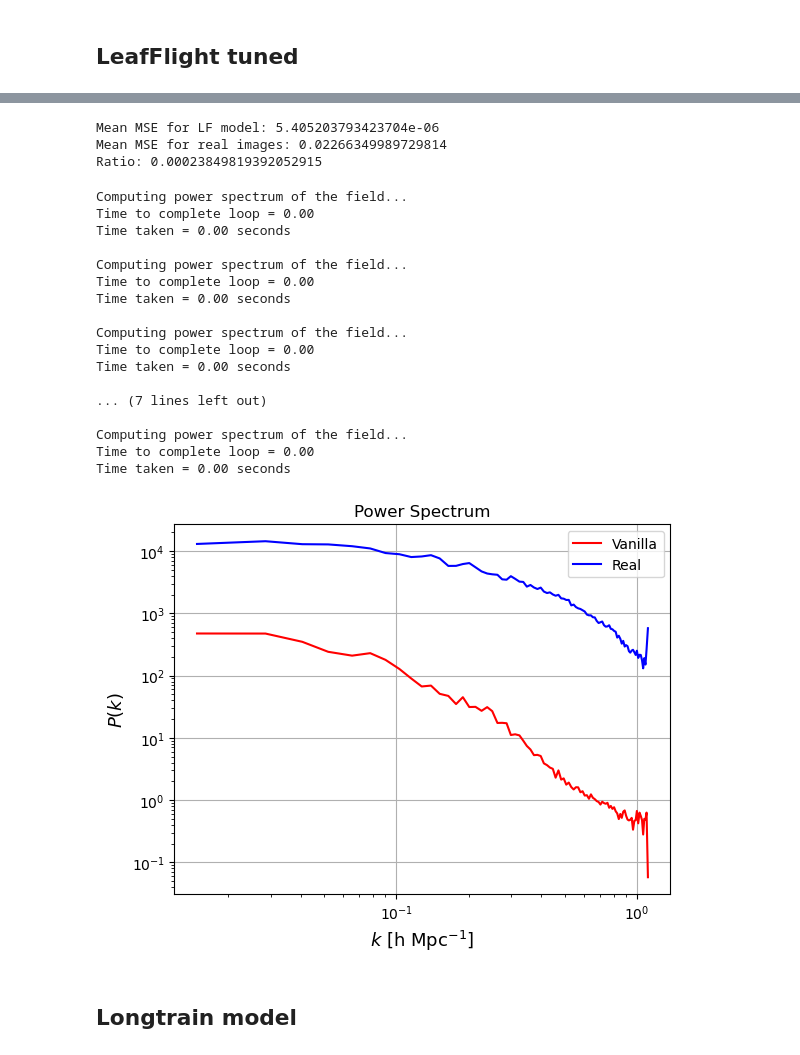
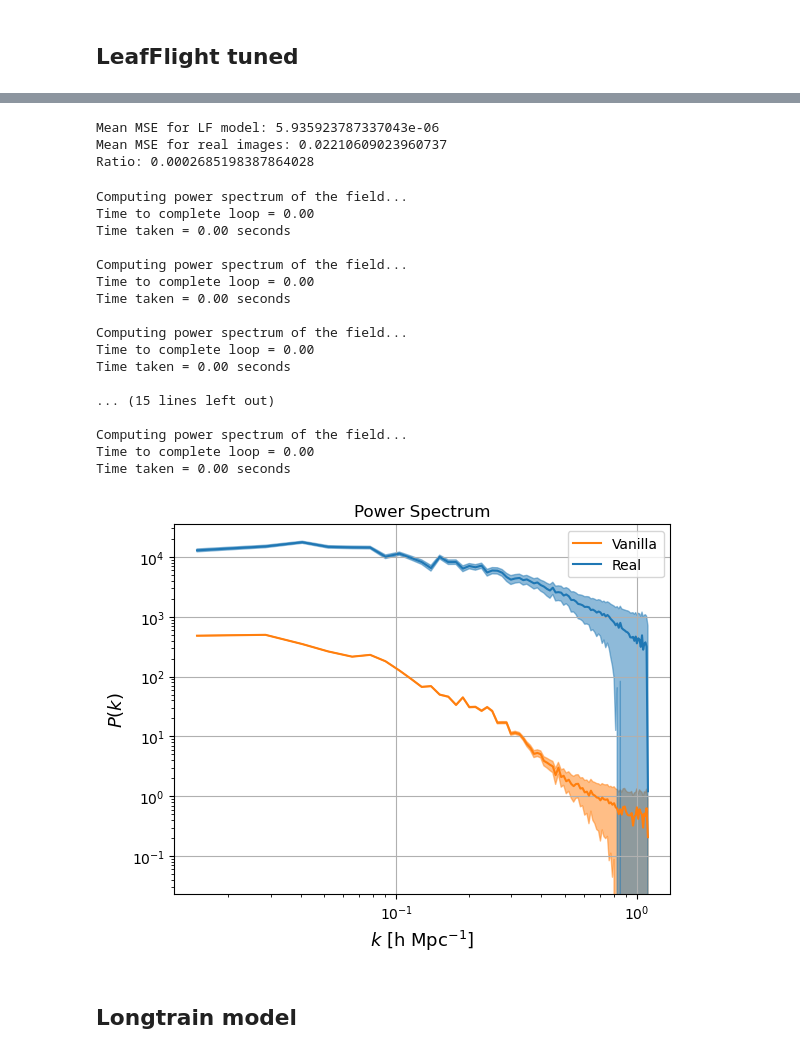
Before and after one commit to luigiEG/FYS5429_Project2, a Jupyter notebook: Slices_Main/Emulator/Emulator_analysis.ipynb, the cells around one changed output, grey strips where cells are left out. Saved outputs shown, nothing was run; the diff lists cells and outputs as text; code cells hidden in the pictures.

```diff
--- a/Slices_Main/Emulator/Emulator_analysis.ipynb
+++ b/Slices_Main/Emulator/Emulator_analysis.ipynb
@@ -10,7 +10,7 @@ from torchvision import datasets, transforms
 from sklearn.model_selection import train_test_split
 # %%
 # Set the directory containing the images
-input_directory = 'data'
+input_directory = '/uio/hume/student-u24/martacor/Simulation/FML/FML/COLASolver/output/slices/data'
 
 transform = transforms.Compose([transforms.ToTensor()])
 
@@ -397,44 +403,50 @@ print("Mean MSE for LF model:", mean_mse_LF)
 print("Mean MSE for real images:", mean_mse)
 print("Ratio:", mean_mse_LF/mean_mse)
 # %% [output]
-Mean MSE for LF model: 5.405203793423704e-06
-Mean MSE for real images: 0.02266349989729814
-Ratio: 0.00023849819392052915
+Mean MSE for LF model: 5.935923787337043e-06
+Mean MSE for real images: 0.02210609023960737
+Ratio: 0.0002685198387864028
 # %%
 # get the PS of the test set
 PS = mean_PS_from_dataloader(test_loader)
 PS_LF = mean_PS_from_dataloader(test_loader, model)
+std = std_PS_from_dataloader(test_loader)
+std_LF = std_PS_from_dataloader(test_loader, model)
 plt.figure()
-plt.plot(PS_LF[:, 0], PS_LF[:, 1], 'r', label='Vanilla')
-plt.plot(PS[:, 0], PS[:, 1], 'b', label='Real')
+plt.plot(PS_LF[:, 0], PS_LF[:, 1], 'tab:orange', label='Vanilla')
+plt.plot(PS[:, 0], PS[:, 1], 'tab:blue', label='Real')
+plt.fill_between(PS_LF[:, 0],PS_LF[:, 1]-std_LF,PS_LF[:,1]+std_LF,color = 'tab:orange',alpha=0.5)
+plt.fill_between(PS[:,0],PS[:,1]-std,PS[:,1]+std,color ='tab:blue',alpha=0.5)
 plt.xscale('log')
 plt.yscale('log')
+#plt.xlim(0.014,1.)
+#plt.ylim(1E0,10E4)
 plt.legend()
 plt.xlabel(r'$k$ [h $\mathrm{Mpc^{-1}}$]', fontsize = 13)
 plt.ylabel(r'$P(k)$', fontsize = 13)
 plt.title('Power Spectrum')
 plt.grid()
 # save the plot
 plt.savefig('results/Power_Spectrum_vanilla.png')
 # %% [output]
 Computing power spectrum of the field...
 Time to complete loop = 0.00
 Time taken = 0.00 seconds
 
 Computing power spectrum of the field...
 Time to complete loop = 0.00
 Time taken = 0.00 seconds
 
 Computing power spectrum of the field...
 Time to complete loop = 0.00
 Time taken = 0.00 seconds
 
-... (7 lines left out)
+... (15 lines left out)
 
 Computing power spectrum of the field...
 Time to complete loop = 0.00
 Time taken = 0.00 seconds
-[figure, old version]
+[figure, new version]
 # %% [markdown]
 ## Longtrain model
 # %%
```
Also changed, not shown: parts of 15 cells of this notebook.
